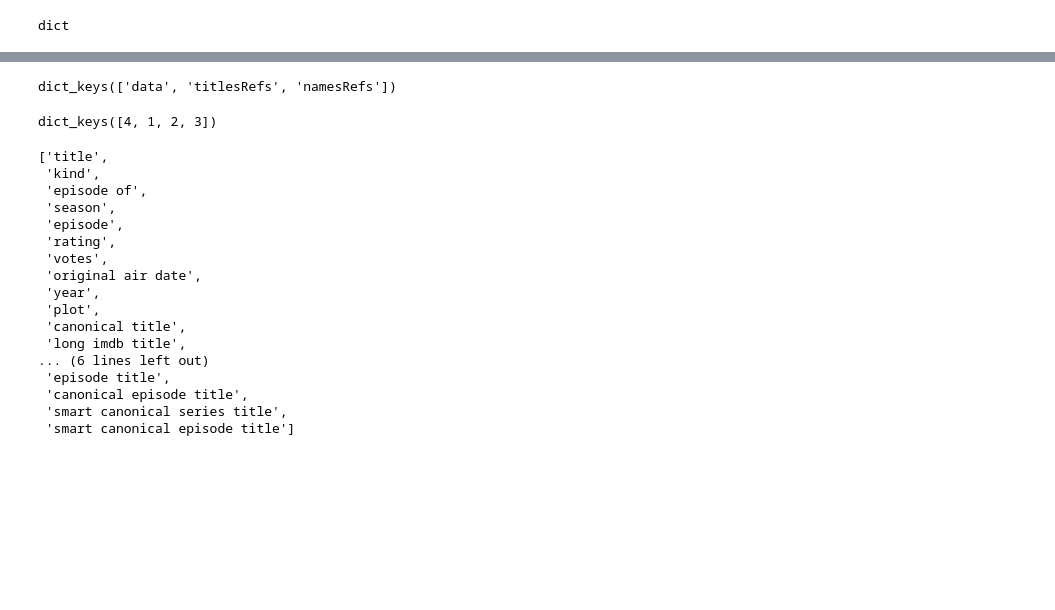
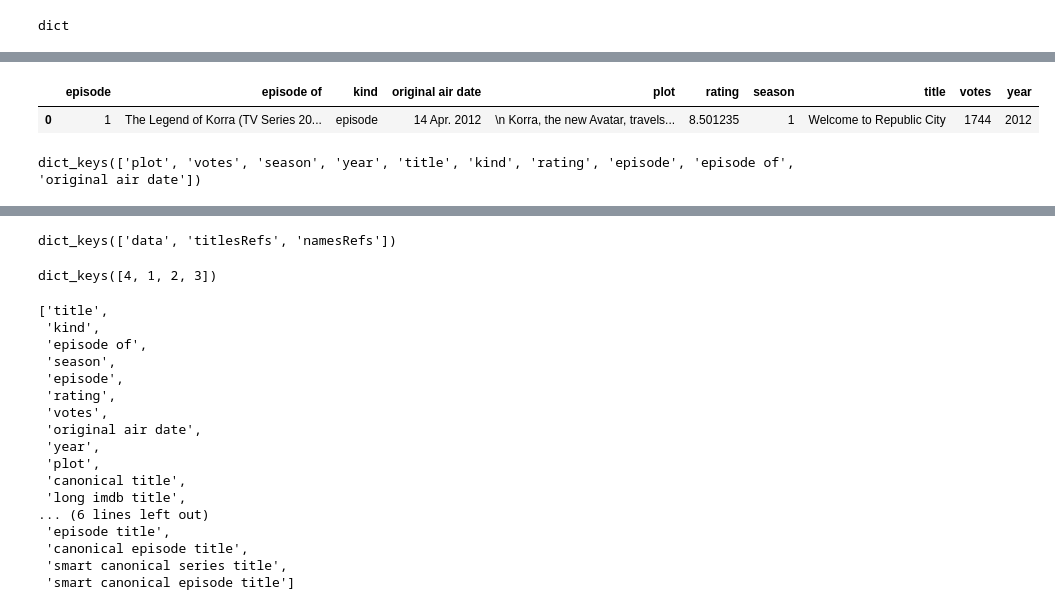
Before and after one commit to JohnErnestBonanno/IMDB_Explo, a Jupyter notebook: ATLA_Korra_Data_Pull.ipynb, the cells around one changed output, grey strips where cells are left out. Cells and saved outputs as stored; diff of their text form; code cells hidden in the pictures; blank space fills up the shorter version.

```diff
--- a/ATLA_Korra_Data_Pull.ipynb
+++ b/ATLA_Korra_Data_Pull.ipynb
@@ -102,0 +143,2 @@ dict_items([('data', {'episodes': {4: {1: <Movie id:4030586[http] title:_"The Le
+# %%
+my_dict = korra_ep[1][1].data
@@ -102,0 +211,13 @@ dict_items([('data', {'episodes': {4: {1: <Movie id:4030586[http] title:_"The Le
+# %%
+df_se1_ep1 = pd.DataFrame(my_dict, index = [0])
+# %%
+df_se1_ep1['episode of'] = df_se1_ep1['episode of'].astype(str)
+# %%
+df_se1_ep1.head()
+# %% [output]
+|  | episode | episode of | kind | original air date | plot | rating | season | title | votes | year |
+| 0 | 1 | The Legend of Korra (TV Series 20... | episode | 14 Apr. 2012 | \n Korra, the new Avatar, travels... | 8.501235 | 1 | Welcome to Republic City | 1744 | 2012 |
+# %%
+my_dict.keys()
+# %% [output]
+dict_keys(['plot', 'votes', 'season', 'year', 'title', 'kind', 'rating', 'episode', 'episode of', 'original air date'])
```
Also changed, not shown: parts of 17 cells of this notebook.
